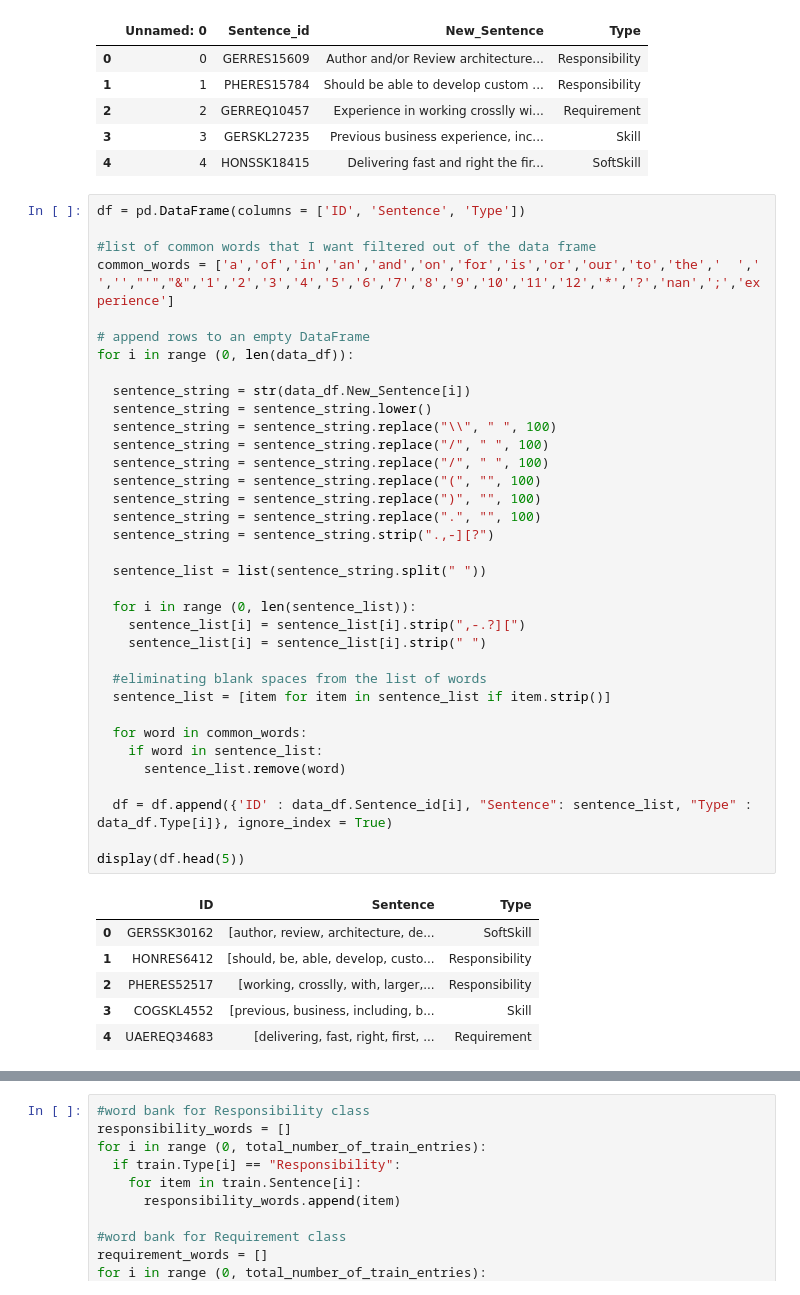
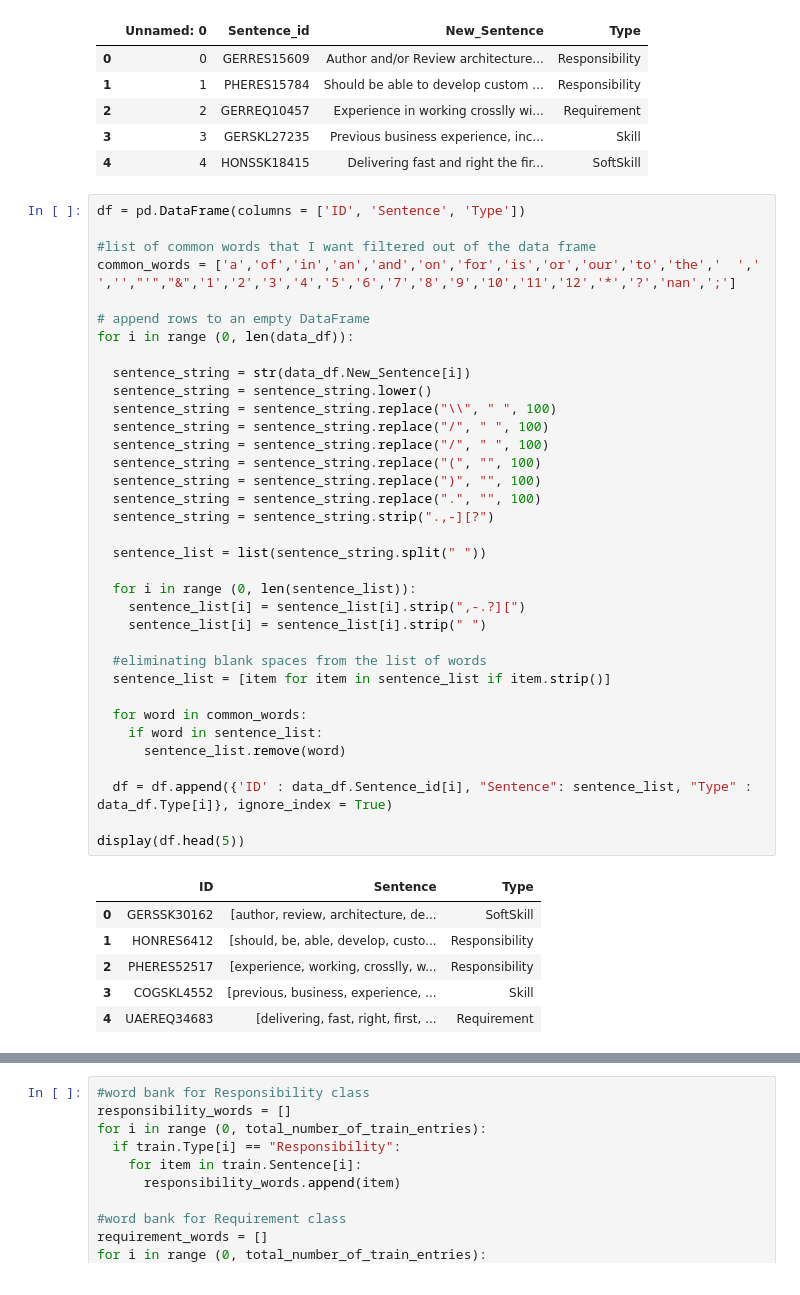
Before and after one commit to jselvarathinam/cse5334, a Jupyter notebook: CSE5334_Assignment_2.ipynb, the cells around one changed output, grey strips where cells are left out. Saved outputs shown, nothing was run; the diff lists cells and outputs as text.

```diff
--- a/CSE5334_Assignment_2.ipynb
+++ b/CSE5334_Assignment_2.ipynb
@@ -28,7 +28,7 @@ display(data_df.head(5))
 df = pd.DataFrame(columns = ['ID', 'Sentence', 'Type'])
 
 #list of common words that I want filtered out of the data frame
-common_words = ['a','of','in','an','and','on','for','is','or','our','to','the','  ',' ','',"'","&",'1','2','3','4','5','6','7','8','9','10','11','12','*','?','nan',';','experience']
+common_words = ['a','of','in','an','and','on','for','is','or','our','to','the','  ',' ','',"'","&",'1','2','3','4','5','6','7','8','9','10','11','12','*','?','nan',';']
 
 # append rows to an empty DataFrame
 for i in range (0, len(data_df)):
@@ -36,35 +36,35 @@ for i in range (0, len(data_df)):
   sentence_string = str(data_df.New_Sentence[i])
   sentence_string = sentence_string.lower()
   sentence_string = sentence_string.replace("\\", " ", 100)
   sentence_string = sentence_string.replace("/", " ", 100)
   sentence_string = sentence_string.replace("/", " ", 100)
   sentence_string = sentence_string.replace("(", "", 100)
   sentence_string = sentence_string.replace(")", "", 100)
   sentence_string = sentence_string.replace(".", "", 100)
   sentence_string = sentence_string.strip(".,-][?")
 
   sentence_list = list(sentence_string.split(" "))
 
   for i in range (0, len(sentence_list)):
     sentence_list[i] = sentence_list[i].strip(",-.?][")
     sentence_list[i] = sentence_list[i].strip(" ")
 
   #eliminating blank spaces from the list of words
   sentence_list = [item for item in sentence_list if item.strip()]
 
   for word in common_words:
     if word in sentence_list:
       sentence_list.remove(word)
 
   df = df.append({'ID' : data_df.Sentence_id[i], "Sentence": sentence_list, "Type" : data_df.Type[i]}, ignore_index = True)
 
 display(df.head(5))
 # %% [output]
 |  | ID | Sentence | Type |
 | 0 | GERSSK30162 | [author, review, architecture, de... | SoftSkill |
 | 1 | HONRES6412 | [should, be, able, develop, custo... | Responsibility |
-| 2 | PHERES52517 | [working, crosslly, with, larger,... | Responsibility |
-| 3 | COGSKL4552 | [previous, business, including, b... | Skill |
+| 2 | PHERES52517 | [experience, working, crosslly, w... | Responsibility |
+| 3 | COGSKL4552 | [previous, business, experience, ... | Skill |
 | 4 | UAEREQ34683 | [delivering, fast, right, first, ... | Requirement |
 # %%
 print(df.Sentence[0][0])
```
Also changed, not shown: parts of 7 cells of this notebook.
